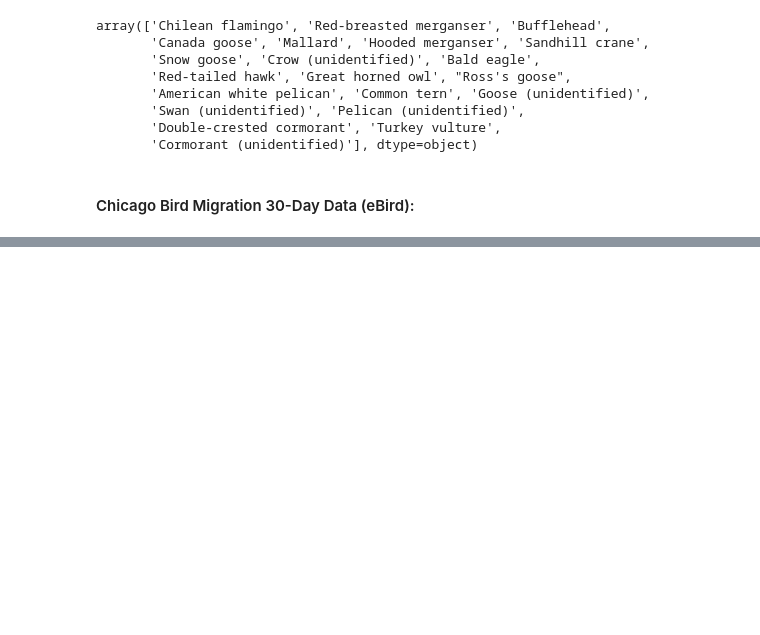
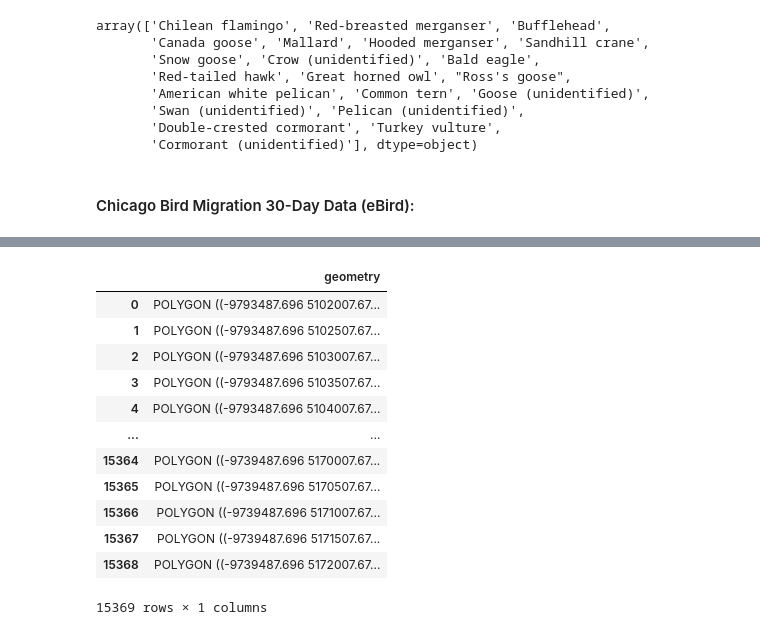
Before and after one commit to Amoreno73/bird-30d-density, a Jupyter notebook: bird_data.ipynb, the cells around one changed output, grey strips where cells are left out. Drawn from its saved outputs; the diff is of its cells as text; code cells hidden in the pictures; blank space fills up the shorter version.

```diff
--- a/bird_data.ipynb
+++ b/bird_data.ipynb
@@ -173,0 +120,4 @@ imageio.mimsave("bird_activity_heatmap.gif", images, fps=2)
+# %%
+projected = gpd.GeoDataFrame(obs_30d, geometry=gpd.points_from_xy(obs_30d.lng, obs_30d.lat), crs="EPSG:4326")
+projected = projected.to_crs("EPSG:3857")
+projected.crs
@@ -173,0 +139,36 @@ imageio.mimsave("bird_activity_heatmap.gif", images, fps=2)
+# %%
+def create_grid(gdf, cell_size):
+    bounds = gdf.total_bounds  # [minx, miny, maxx, maxy]
+    xmin, ymin, xmax, ymax = bounds
+    rows = int((ymax - ymin) / cell_size)
+    cols = int((xmax - xmin) / cell_size)
+
+    grid_cells = []
+    for i in range(cols):
+        for j in range(rows):
+            x1 = xmin + i * cell_size
+            y1 = ymin + j * cell_size
+            x2 = x1 + cell_size
+            y2 = y1 + cell_size
+            grid_cells.append(box(x1, y1, x2, y2))
+
+    grid = gpd.GeoDataFrame({'geometry': grid_cells}, crs=gdf.crs)
+    return grid
+# %%
+cell_size = 500  # in meters, balanced for the # of data i have
+grid = create_grid(projected, cell_size)
+grid
+# %% [output]
+|  | geometry |
+| 0 | POLYGON ((-9793487.696 5102007.67... |
+| 1 | POLYGON ((-9793487.696 5102507.67... |
+| 2 | POLYGON ((-9793487.696 5103007.67... |
+| 3 | POLYGON ((-9793487.696 5103507.67... |
+| 4 | POLYGON ((-9793487.696 5104007.67... |
+| ... | ... |
+| 15364 | POLYGON ((-9739487.696 5170007.67... |
+| 15365 | POLYGON ((-9739487.696 5170507.67... |
+| 15366 | POLYGON ((-9739487.696 5171007.67... |
+| 15367 | POLYGON ((-9739487.696 5171507.67... |
+| 15368 | POLYGON ((-9739487.696 5172007.67... |
+15369 rows × 1 columns
```
Also changed, not shown: parts of 19 cells of this notebook.
